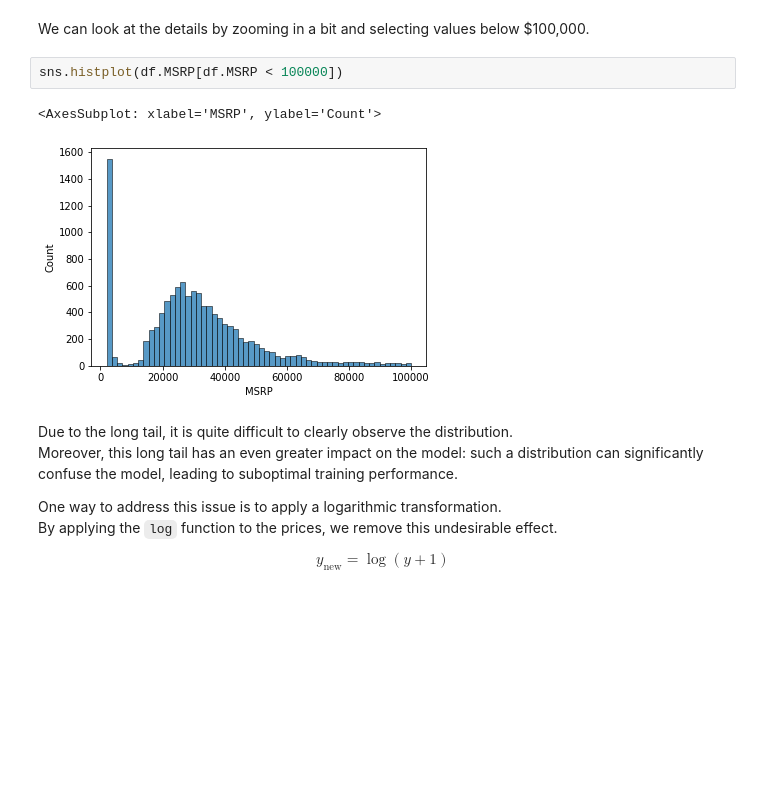
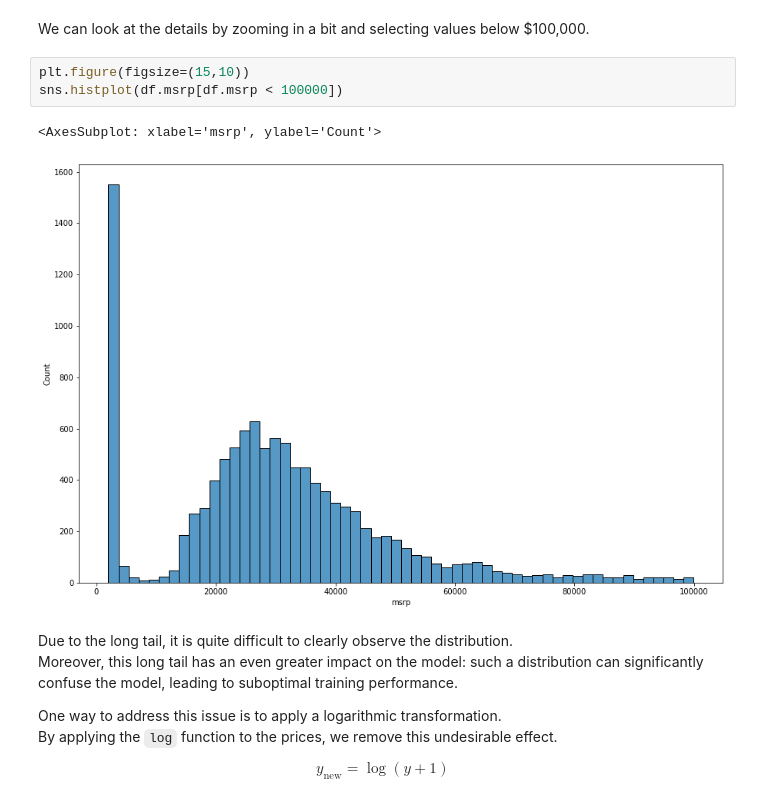
Before and after one commit to Arlan-Alibek/machine-learning-projects, a Jupyter notebook: Machine Learning for Regression/vehicle_price_forecast.ipynb, the cells around one changed output. Drawn from its saved outputs; the diff is of its cells as text; blank space fills up the shorter version.

```diff
--- a/Machine Learning for Regression/vehicle_price_forecast.ipynb
+++ b/Machine Learning for Regression/vehicle_price_forecast.ipynb
@@ -90,8 +110,9 @@
-# %%
-sns.histplot(df.MSRP[df.MSRP < 100000])
-# %% [output]
-<AxesSubplot: xlabel='MSRP', ylabel='Count'>
-[figure, removed]
+# %%
+plt.figure(figsize=(15,10))
+sns.histplot(df.msrp[df.msrp < 100000])
+# %% [output]
+<AxesSubplot: xlabel='msrp', ylabel='Count'>
+[figure, added]
 # %% [markdown]
 Due to the long tail, it is quite difficult to clearly observe the distribution.
 Moreover, this long tail has an even greater impact on the model: such a distribution can significantly confuse the model, leading to suboptimal training performance.
```
Also changed, not shown: parts of 28 cells of this notebook.
